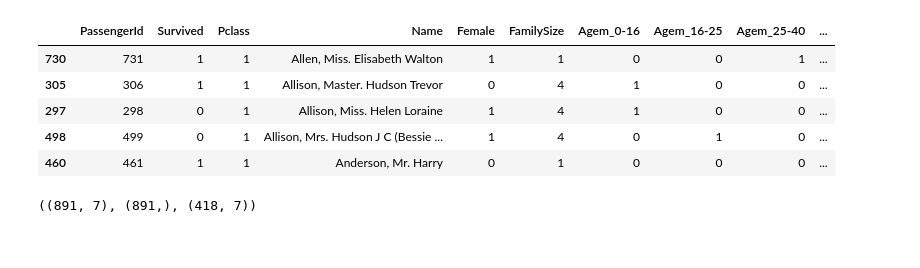
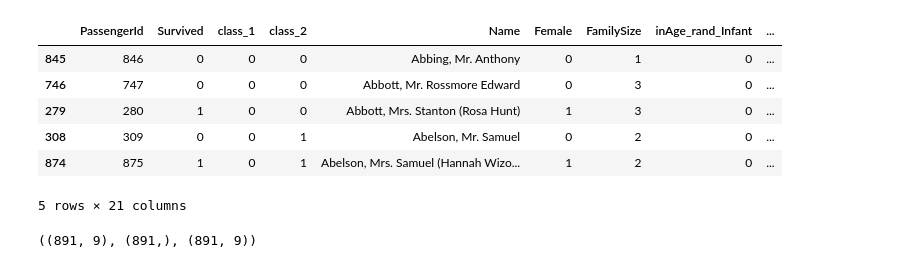
Before and after one commit to gettecr/TitanicKaggle, a Jupyter notebook: notebooks/2.0-crg-regression-modeling.ipynb, the cells around one changed output. Saved outputs shown, nothing was run; the diff lists cells and outputs as text; code cells hidden in the pictures.

```diff
--- a/notebooks/2.0-crg-regression-modeling.ipynb
+++ b/notebooks/2.0-crg-regression-modeling.ipynb
@@ -11,14 +11,15 @@ df_test = pd.read_csv(testfile)
 # %%
 df_train.drop('Unnamed: 0', axis=1,inplace=True)
 # %%
-df_train.sort_values(['Pclass','Name']).head()
+df_train.sort_values(['class_1','Name']).head()
 # %% [output]
-|  | PassengerId | Survived | Pclass | Name | Female | FamilySize | Agem_0-16 | Agem_16-25 | Agem_25-40 | ... |
-| 730 | 731 | 1 | 1 | Allen, Miss. Elisabeth Walton | 1 | 1 | 0 | 0 | 1 | ... |
-| 305 | 306 | 1 | 1 | Allison, Master. Hudson Trevor | 0 | 4 | 1 | 0 | 0 | ... |
-| 297 | 298 | 0 | 1 | Allison, Miss. Helen Loraine | 1 | 4 | 1 | 0 | 0 | ... |
-| 498 | 499 | 0 | 1 | Allison, Mrs. Hudson J C (Bessie ... | 1 | 4 | 0 | 1 | 0 | ... |
-| 460 | 461 | 1 | 1 | Anderson, Mr. Harry | 0 | 1 | 0 | 0 | 0 | ... |
+|  | PassengerId | Survived | class_1 | class_2 | Name | Female | FamilySize | inAge_rand_Infant | ... |
+| 845 | 846 | 0 | 0 | 0 | Abbing, Mr. Anthony | 0 | 1 | 0 | ... |
+| 746 | 747 | 0 | 0 | 0 | Abbott, Mr. Rossmore Edward | 0 | 3 | 0 | ... |
+| 279 | 280 | 1 | 0 | 0 | Abbott, Mrs. Stanton (Rosa Hunt) | 1 | 3 | 0 | ... |
+| 308 | 309 | 0 | 0 | 1 | Abelson, Mr. Samuel | 0 | 2 | 0 | ... |
+| 874 | 875 | 1 | 0 | 1 | Abelson, Mrs. Samuel (Hannah Wizo... | 1 | 2 | 0 | ... |
+5 rows × 21 columns
 # %%
 # machine learning
 from sklearn.linear_model import LogisticRegression
@@ -29,17 +31,11 @@ from sklearn.tree import DecisionTreeClassifier
 # %%
-X_train = df_train[['Pclass','Female',"FamilySize",
-                          'Agem_0-16',
-                          'Agem_16-25',
-                          'Agem_25-40',
-                          'Agem_40-60'
-                          ]]
+X_train = df_train[['class_1','class_2','Female',"FamilySize",
+                          'inAge_rand_Infant','inAge_rand_Child', 'inAge_rand_Young Adult',
+                            'from_C','Eins']]
 Y_train = df_train["Survived"]
-X_test  = df_test[['Pclass','Female',"FamilySize",
-                          'Agem_0-16',
-                          'Agem_16-25',
-                          'Agem_25-40',
-                          'Agem_40-60'
-                          ]].copy()
+X_test  = df_test[['class_1','class_2','Female',"FamilySize",
+                          'inAge_rand_Infant','inAge_rand_Child', 'inAge_rand_Young Adult',
+                            'from_C','Eins']].copy()
 X_train.shape, Y_train.shape, X_test.shape
 # %% [output]
-((891, 7), (891,), (418, 7))
+((891, 9), (891,), (891, 9))
```
Also changed, not shown: parts of 10 cells of this notebook, 12 other files.
